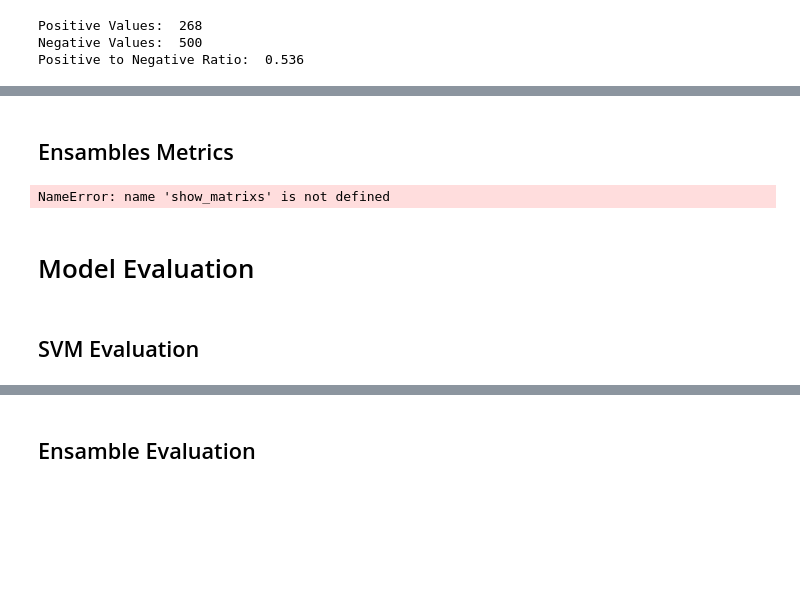
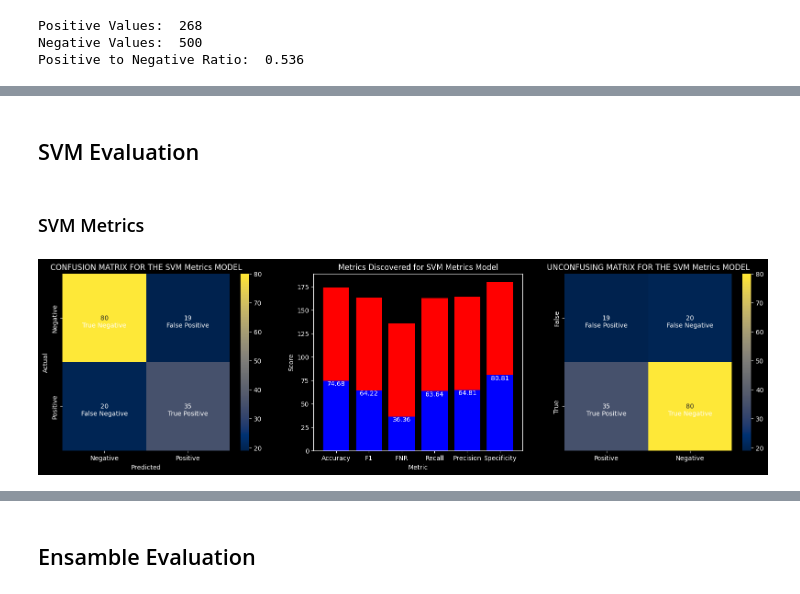
Before and after one commit to Sp0xF8/Individual-Project, a Jupyter notebook: assessment_final.ipynb, the cells around one changed output, grey strips where cells are left out. Drawn from its saved outputs; the diff is of its cells as text; code cells hidden in the pictures; blank space fills up the shorter version.

Commit message:
added extra graph to eval

```diff
--- a/assessment_final.ipynb
+++ b/assessment_final.ipynb
@@ -1550,9 +1625,12 @@ This simple function aims to bundle the two matricies and display them horizonta
 # %%
-def show_matrixs(cm, title):
+def show_matrixs(model, title):
 
-	fig, ax = plt.subplots(1, 2, figsize=(15, 5))
+	fig, ax = plt.subplots(1, 3, figsize=(20, 5))
 
-	show_confusion_matrix(cm, title, fig, ax[0])
-	show_unconfusing_matrix(cm, title, fig, ax[1])
+	show_confusion_matrix(model.cm, title, fig, ax[0])
+
+	display_metrics(model, title, fig, ax[1])
+
+	show_unconfusing_matrix(model.cm, title, fig, ax[2])
 
 	plt.show()
@@ -1612,14 +1676,9 @@ Confusion Matrix:
-# %% [markdown]
-## Ensambles Metrics
-# %%
-## Display Confusion and Unconfusing Matrix for the AdaBoost Model
-show_matrixs(new_ada.cm, 'ADA')
-
-## Print all metric data for the AdaBoost Model
-new_ada.print()
-# %% [output]
-NameError: name 'show_matrixs' is not defined
-# %% [markdown]
-# Model Evaluation
 # %% [markdown]
 ## SVM Evaluation
+# %% [markdown]
+### SVM Metrics
+# %%
+## Display Confusion and Unconfusing Matrix for the SVM Model
+show_matrixs(new_svm, 'SVM Metrics')
+# %% [output]
+[figure, added]
```
Also changed, not shown: parts of 13 cells of this notebook, 2 other files.
